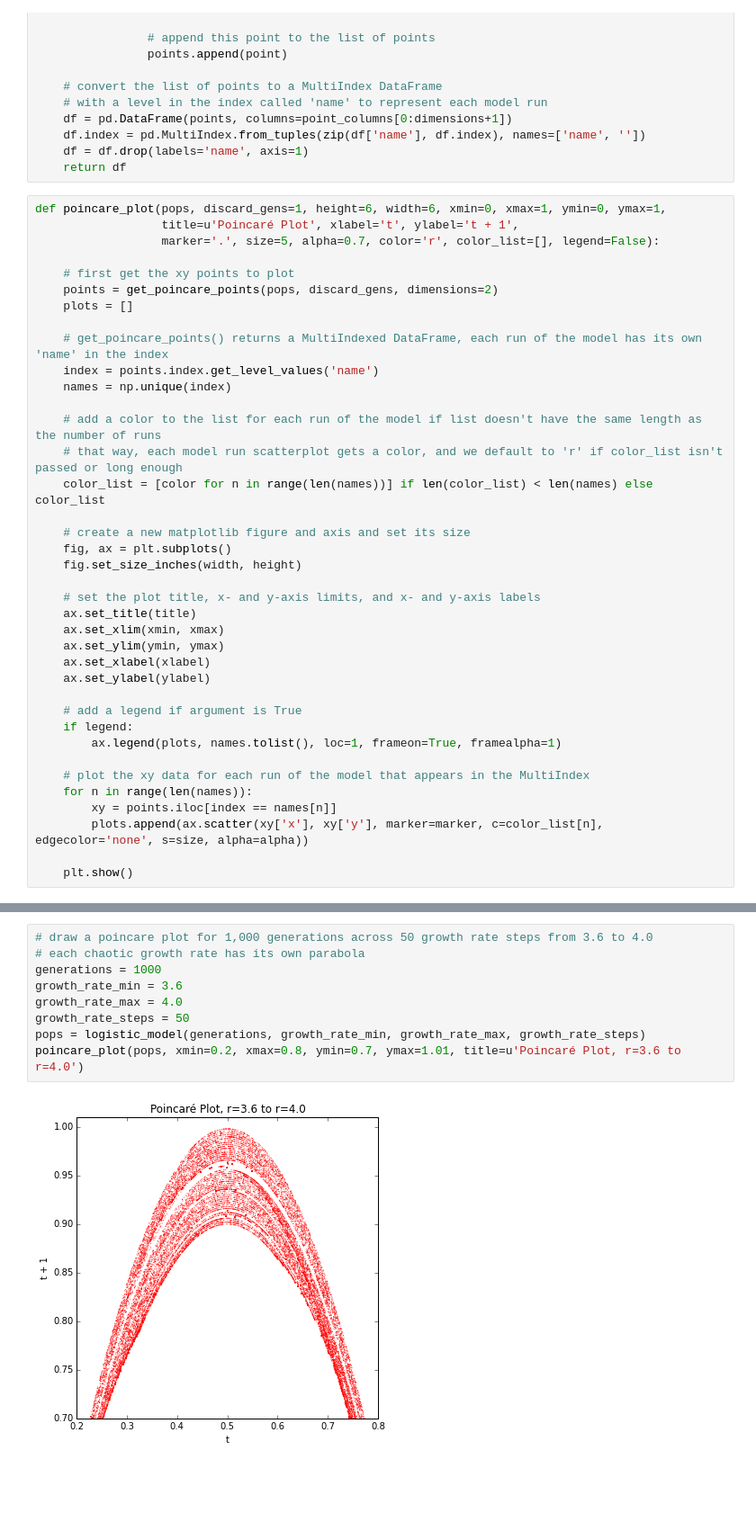
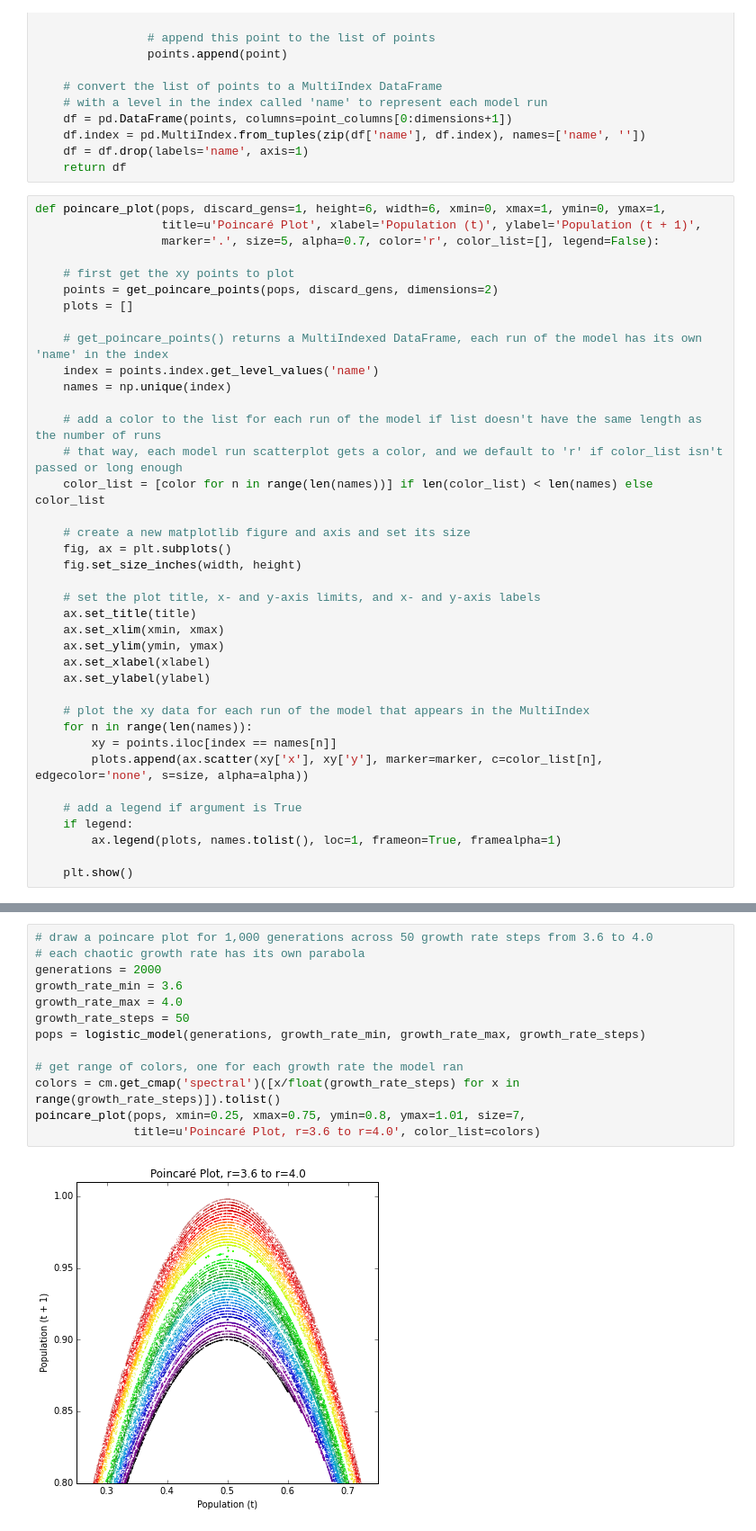
Before and after one commit to aitatanit/chaos-models, a Jupyter notebook: chaos-logistic-poincare-plots.ipynb, the cells around one changed output, grey strips where cells are left out. Shown at 90% size. Drawn from its saved outputs; the diff is of its cells as text; blank space fills up the shorter version.

Commit message:
improved plots and comments

```diff
--- a/chaos-logistic-poincare-plots.ipynb
+++ b/chaos-logistic-poincare-plots.ipynb
@@ -66,7 +70,7 @@ def get_poincare_points(pops, discard_gens=1, dimensions=2):
     return df
 # %%
 def poincare_plot(pops, discard_gens=1, height=6, width=6, xmin=0, xmax=1, ymin=0, ymax=1,
-                  title=u'Poincaré Plot', xlabel='t', ylabel='t + 1',
+                  title=u'Poincaré Plot', xlabel='Population (t)', ylabel='Population (t + 1)',
                   marker='.', size=5, alpha=0.7, color='r', color_list=[], legend=False):
 
     # first get the xy points to plot
@@ -92,15 +96,15 @@ def poincare_plot(pops, discard_gens=1, height=6, width=6, xmin=0, xmax=1, ymin=
     ax.set_xlabel(xlabel)
     ax.set_ylabel(ylabel)
 
-    # add a legend if argument is True
-    if legend:
-        ax.legend(plots, names.tolist(), loc=1, frameon=True, framealpha=1)
-
     # plot the xy data for each run of the model that appears in the MultiIndex
     for n in range(len(names)):
         xy = points.iloc[index == names[n]]
         plots.append(ax.scatter(xy['x'], xy['y'], marker=marker, c=color_list[n], edgecolor='none', s=size, alpha=alpha))
 
+    # add a legend if argument is True
+    if legend:
+        ax.legend(plots, names.tolist(), loc=1, frameon=True, framealpha=1)
+
     plt.show()
 # %%
 def poincare_plot_3d(pops, discard_gens=1, height=8, width=10,
@@ -197,11 +210,15 @@ poincare_plot(pops, xmin=0.2, xmax=0.8, ymin=0.7, ymax=1.01, size=10, title=u'Po
 # %%
 # draw a poincare plot for 1,000 generations across 50 growth rate steps from 3.6 to 4.0
 # each chaotic growth rate has its own parabola
-generations = 1000
+generations = 2000
 growth_rate_min = 3.6
 growth_rate_max = 4.0
 growth_rate_steps = 50
 pops = logistic_model(generations, growth_rate_min, growth_rate_max, growth_rate_steps)
-poincare_plot(pops, xmin=0.2, xmax=0.8, ymin=0.7, ymax=1.01, title=u'Poincaré Plot, r=3.6 to r=4.0')
+
+# get range of colors, one for each growth rate the model ran
+colors = cm.get_cmap('spectral')([x/float(growth_rate_steps) for x in range(growth_rate_steps)]).tolist()
+poincare_plot(pops, xmin=0.25, xmax=0.75, ymin=0.8, ymax=1.01, size=7,
+              title=u'Poincaré Plot, r=3.6 to r=4.0', color_list=colors)
 # %% [output]
-[figure, old version]
+[figure, new version]
```
Also changed, not shown: parts of 26 cells of this notebook, 2 other files.
